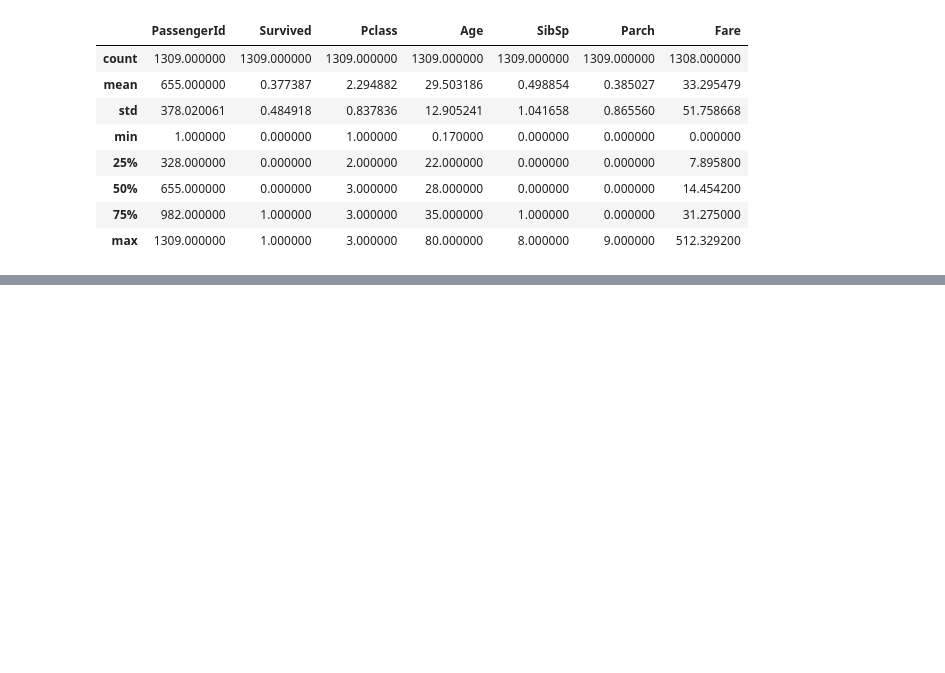
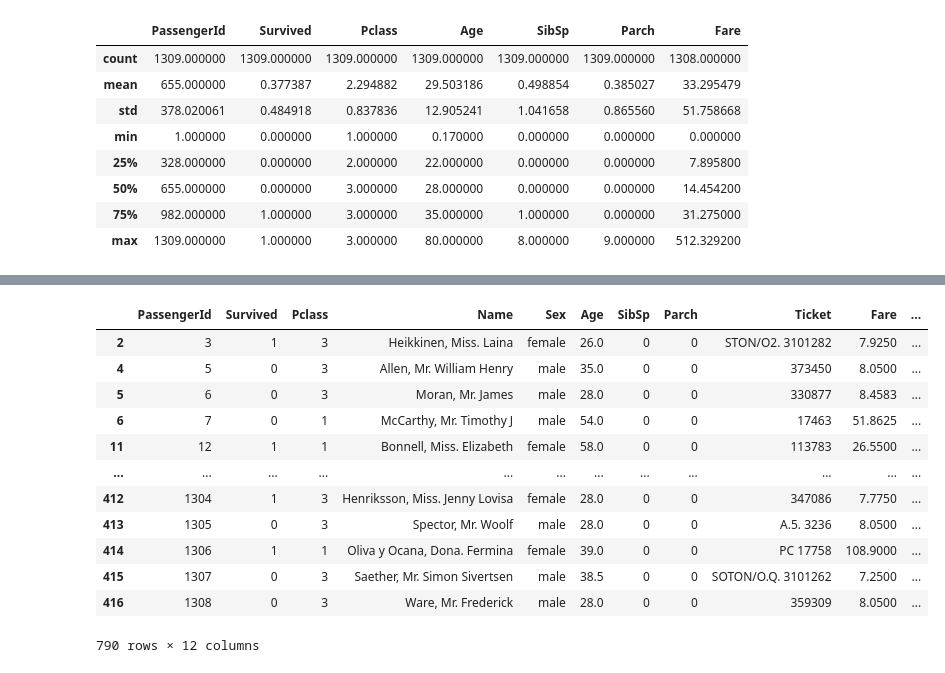
Before and after one commit to FelipeBarretoLima/Titanic-kaggle, a Jupyter notebook: titanic/analise.ipynb, the cells around one changed output, grey strips where cells are left out. Cells and saved outputs as stored; diff of their text form; code cells hidden in the pictures; blank space fills up the shorter version.

Commit message:
Analise de passageiros sem familiar embarcado

```diff
--- a/titanic/analise.ipynb
+++ b/titanic/analise.ipynb
@@ -87,0 +110,17 @@ df.describe()
+# %%
+passageiros_sem_familiar_embarcado = df[((df["Parch"] == 0)) & (df["SibSp"]==0)]
+passageiros_sem_familiar_embarcado
+# %% [output]
+|  | PassengerId | Survived | Pclass | Name | Sex | Age | SibSp | Parch | Ticket | Fare | ... |
+| 2 | 3 | 1 | 3 | Heikkinen, Miss. Laina | female | 26.0 | 0 | 0 | STON/O2. 3101282 | 7.9250 | ... |
+| 4 | 5 | 0 | 3 | Allen, Mr. William Henry | male | 35.0 | 0 | 0 | 373450 | 8.0500 | ... |
+| 5 | 6 | 0 | 3 | Moran, Mr. James | male | 28.0 | 0 | 0 | 330877 | 8.4583 | ... |
+| 6 | 7 | 0 | 1 | McCarthy, Mr. Timothy J | male | 54.0 | 0 | 0 | 17463 | 51.8625 | ... |
+| 11 | 12 | 1 | 1 | Bonnell, Miss. Elizabeth | female | 58.0 | 0 | 0 | 113783 | 26.5500 | ... |
+| ... | ... | ... | ... | ... | ... | ... | ... | ... | ... | ... | ... |
+| 412 | 1304 | 1 | 3 | Henriksson, Miss. Jenny Lovisa | female | 28.0 | 0 | 0 | 347086 | 7.7750 | ... |
+| 413 | 1305 | 0 | 3 | Spector, Mr. Woolf | male | 28.0 | 0 | 0 | A.5. 3236 | 8.0500 | ... |
+| 414 | 1306 | 1 | 1 | Oliva y Ocana, Dona. Fermina | female | 39.0 | 0 | 0 | PC 17758 | 108.9000 | ... |
+| 415 | 1307 | 0 | 3 | Saether, Mr. Simon Sivertsen | male | 38.5 | 0 | 0 | SOTON/O.Q. 3101262 | 7.2500 | ... |
+| 416 | 1308 | 0 | 3 | Ware, Mr. Frederick | male | 28.0 | 0 | 0 | 359309 | 8.0500 | ... |
+790 rows × 12 columns
```
Also changed, not shown: parts of 2 cells of this notebook.
